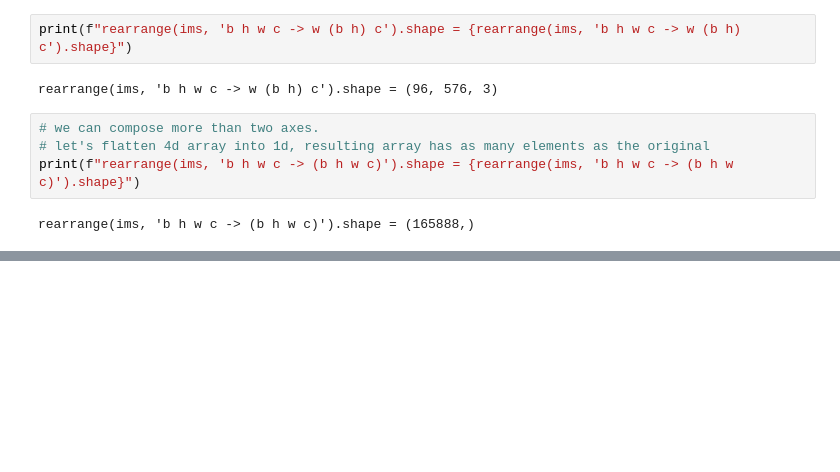
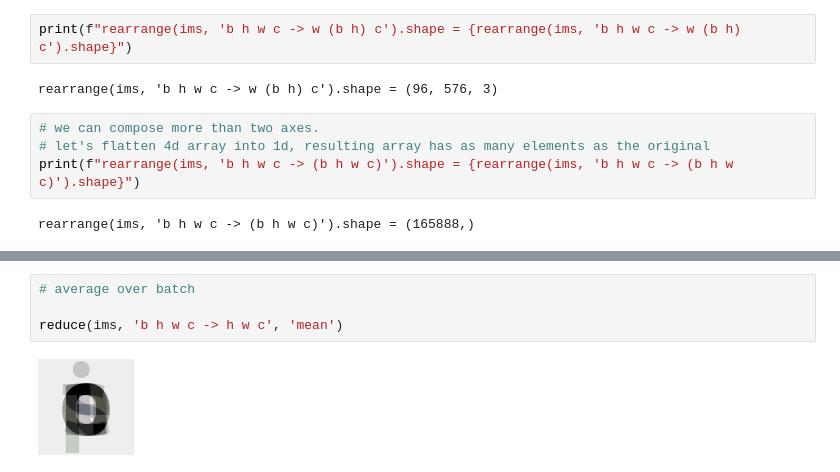
Before and after one commit to aspiringastro/einops-tutorial, a Jupyter notebook: einops-learn-1.ipynb, the cells around one changed output, grey strips where cells are left out. Saved outputs shown, nothing was run; the diff lists cells and outputs as text; blank space fills up the shorter version.

```diff
--- a/einops-learn-1.ipynb
+++ b/einops-learn-1.ipynb
@@ -56,0 +105,6 @@ rearrange(ims, 'b h w c -> (b h w c)').shape = (165888,)
+# %%
+# average over batch
+
+reduce(ims, 'b h w c -> h w c', 'mean')
+# %% [output]
+[figure, added]
```
Also changed, not shown: parts of 12 cells of this notebook.
